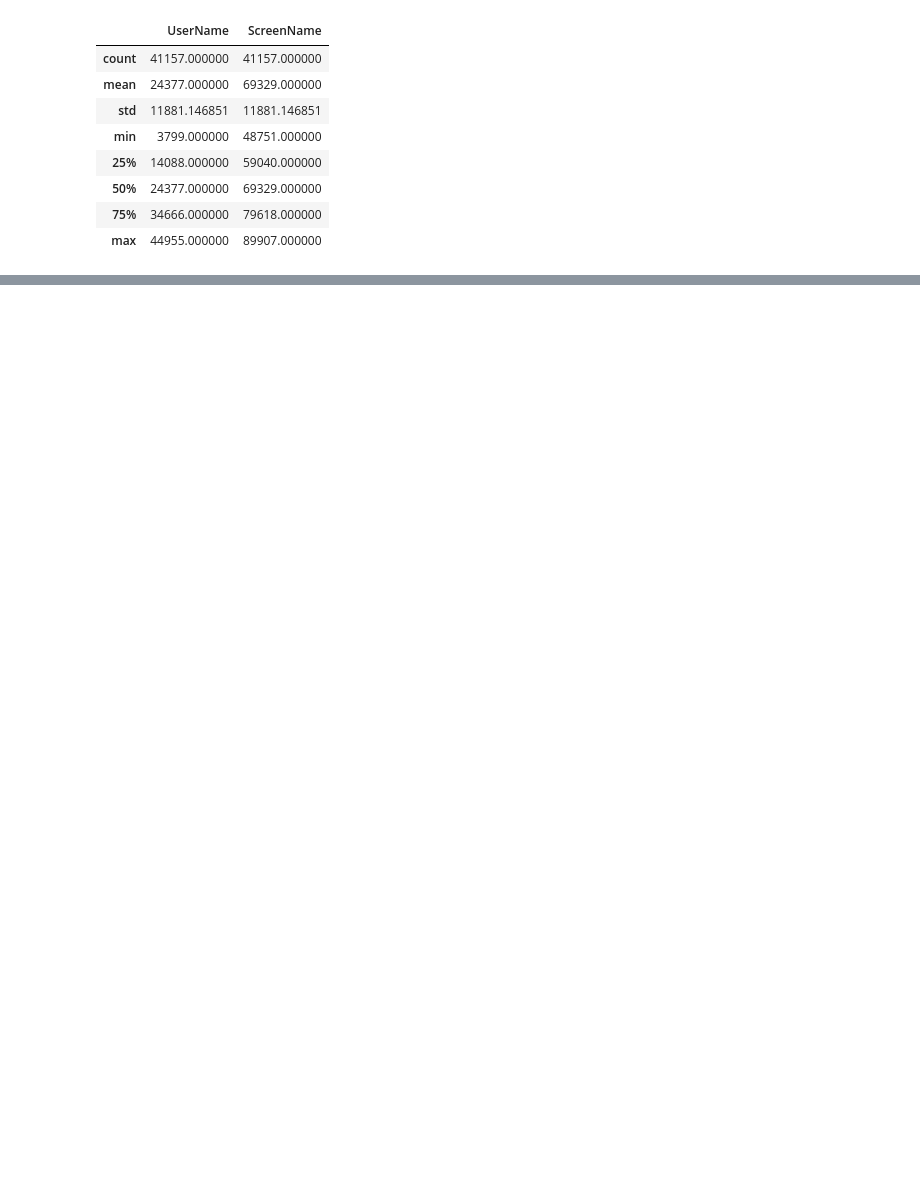
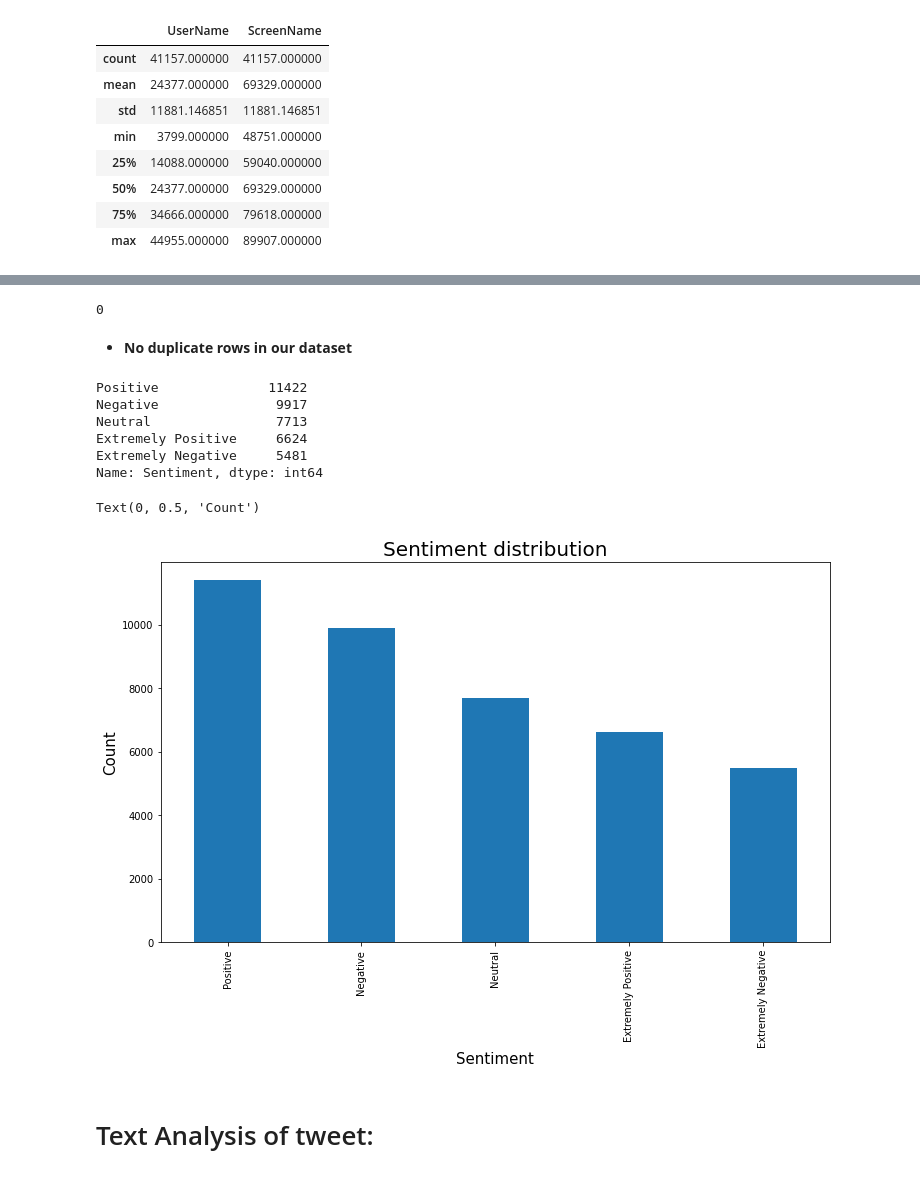
Before and after one commit to Kondasagar/Sentiment-Analysis-on-Corona-Tweets, a Jupyter notebook: Coronavirus_Tweet_Sentiment_Analysis_Capstone_Project.ipynb, the cells around one changed output, grey strips where cells are left out. Drawn from its saved outputs; the diff is of its cells as text; code cells hidden in the pictures; blank space fills up the shorter version.

```diff
--- a/Coronavirus_Tweet_Sentiment_Analysis_Capstone_Project.ipynb
+++ b/Coronavirus_Tweet_Sentiment_Analysis_Capstone_Project.ipynb
@@ -86,0 +117,29 @@ corona_df.describe()
+# %%
+# duplicate rows in corona_df ?
+corona_df.duplicated().sum()
+# %% [output]
+0
+# %% [markdown]
+* **No duplicate rows in our dataset**
+# %%
+# value counts of sentiment
+corona_df['Sentiment'].value_counts()
+# %% [output]
+Positive              11422
+Negative               9917
+Neutral                7713
+Extremely Positive     6624
+Extremely Negative     5481
+Name: Sentiment, dtype: int64
+# %%
+# bar plot for sentiment feature
+plt.figure(figsize=(12,7))
+corona_df['Sentiment'].value_counts().plot(kind='bar')
+plt.title('Sentiment distribution',fontsize=20)
+plt.xlabel('Sentiment',fontsize=15)
+plt.ylabel('Count',fontsize=15)
+# %% [output]
+Text(0, 0.5, 'Count')
+[figure, added]
+# %% [markdown]
+# Text Analysis of tweet:
```
Also changed, not shown: parts of 25 cells of this notebook.
